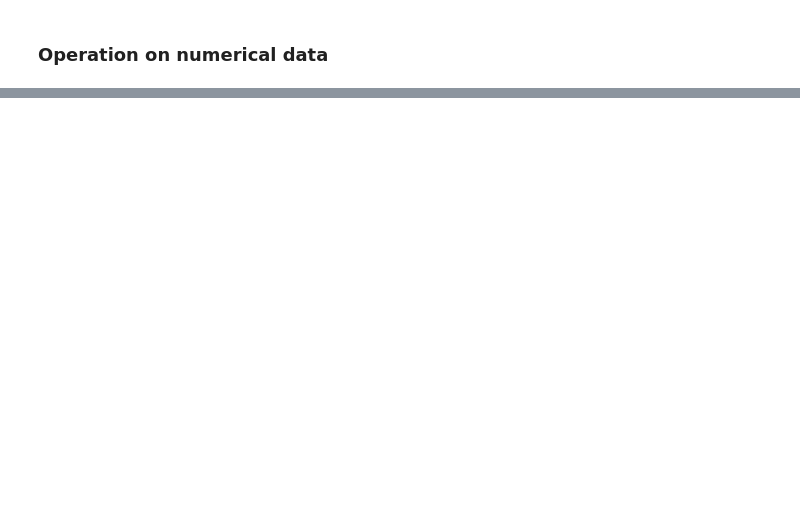
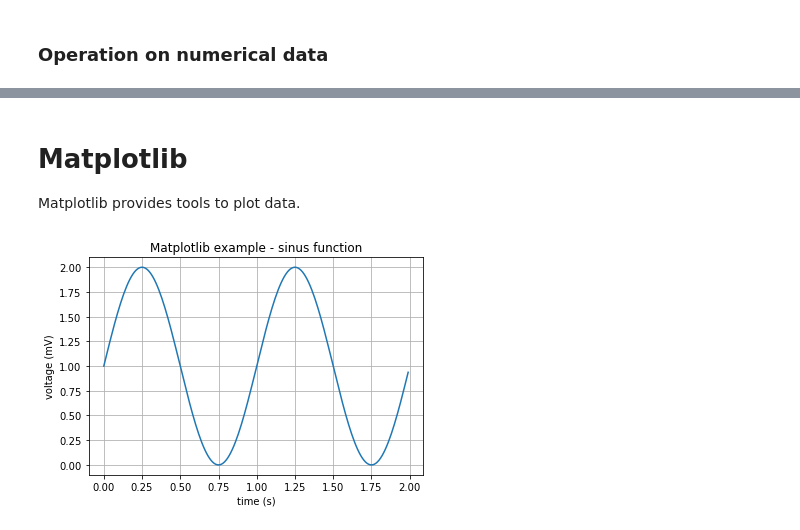
Before and after one commit to mbaudin47/hpcuqtraining, a Jupyter notebook: 2020/Scripts/Python/TP0_Introduction_Python_Jupyter.ipynb, the cells around one changed output, grey strips where cells are left out. Saved outputs shown, nothing was run; the diff lists cells and outputs as text; code cells hidden in the pictures; blank space fills up the shorter version.

Commit message:
update python tutorial update python tutorial- matplotlib

```diff
--- a/2020/Scripts/Python/TP0_Introduction_Python_Jupyter.ipynb
+++ b/2020/Scripts/Python/TP0_Introduction_Python_Jupyter.ipynb
@@ -155,0 +298,3 @@ hello World
+# %% [markdown]
+# Matplotlib
+Matplotlib provides tools to plot data.
@@ -155,0 +304,16 @@ hello World
+# %%
+# Data for plotting
+time = np.arange(0.0, 2.0, 0.01)
+voltage = 1 + np.sin(2 * np.pi * t)
+# %%
+fig, ax = plt.subplots()
+ax.plot(time, voltage)
+
+ax.set(xlabel='time (s)', ylabel='voltage (mV)',
+       title='Matplotlib example - sinus function')
+ax.grid()
+
+fig.savefig("test.png") # to save the figure in a .png file
+plt.show()
+# %% [output]
+[figure, added]
```
Also changed, not shown: parts of 29 cells of this notebook, 14 other files.
